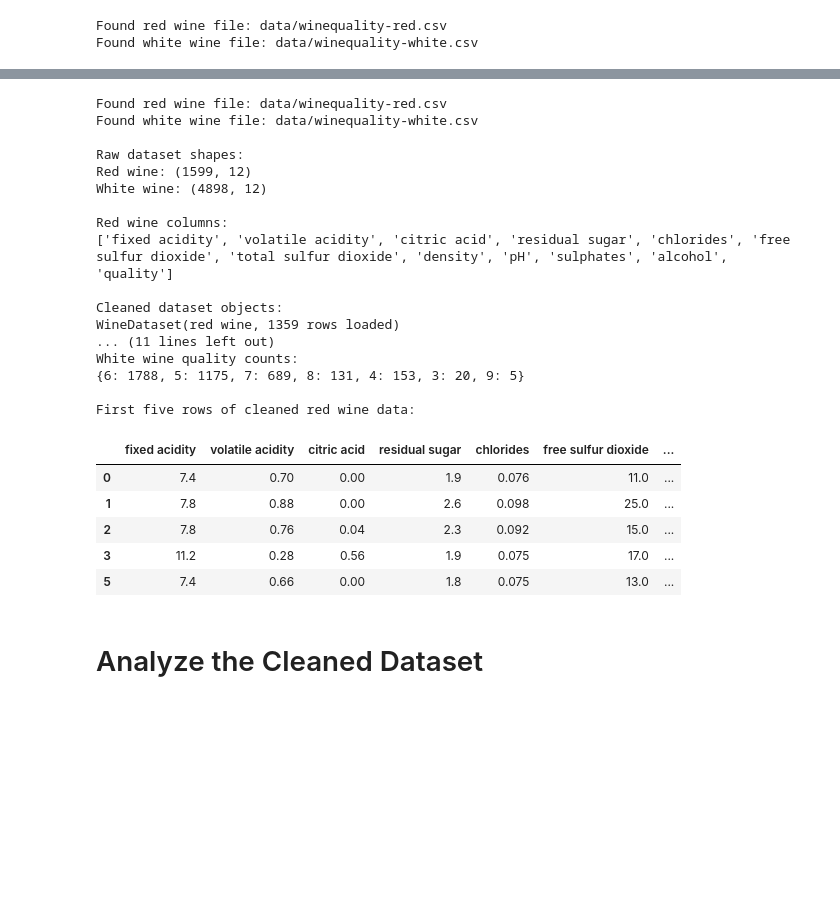
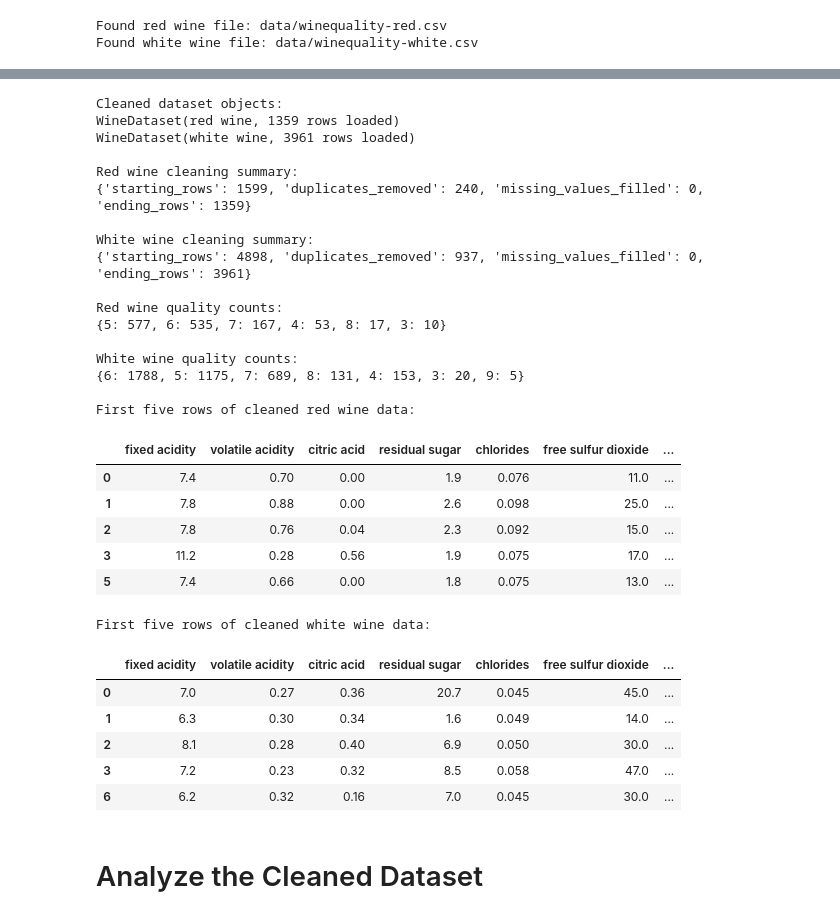
Before and after one commit to rprescot-spec/wine-quality-analysis, a Jupyter notebook: Wine_Quality_Analysis.ipynb, the cells around one changed output, grey strips where cells are left out. Drawn from its saved outputs; the diff is of its cells as text; code cells hidden in the pictures; blank space fills up the shorter version.

Commit message:
Updated load and clean dataset section of notebook

```diff
--- a/Wine_Quality_Analysis.ipynb
+++ b/Wine_Quality_Analysis.ipynb
@@ -38,87 +48,67 @@ Found white wine file: data/winequality-white.csv
 # %%
-# This cell checks that the dataset files, imports, and WineDataset class work correctly.
-
-from pathlib import Path
-
 import pandas as pd
 
-from src.wine_dataset import WineDataset
+# Create WineDataset objects for red and white wine
+red_wine = WineDataset("data/winequality-red.csv", wine_type="red")
+white_wine = WineDataset("data/winequality-white.csv", wine_type="white")
 
-
-# Store the expected dataset file paths in a dictionary.
-dataset_files = {
-    "red": Path("data/winequality-red.csv"),
-    "white": Path("data/winequality-white.csv"),
-}
-
-# Check that both files exist before trying to read them.
-for wine_type, file_path in dataset_files.items():
-    if file_path.exists():
-        print(f"Found {wine_type} wine file: {file_path}")
-    else:
-        raise FileNotFoundError(f"Missing {wine_type} wine file: {file_path}")
-
-# Quickly check that Pandas can read both UCI CSV files.
-# The UCI wine dataset uses semicolons, so sep=';' is required.
-red_preview = pd.read_csv(dataset_files["red"], sep=";")
-white_preview = pd.read_csv(dataset_files["white"], sep=";")
-
-print("\nRaw dataset shapes:")
-print("Red wine:", red_preview.shape)
-print("White wine:", white_preview.shape)
-
-print("\nRed wine columns:")
-print(list(red_preview.columns))
-
-# Now test the WineDataset class from src/wine_dataset.py.
-red_wine = WineDataset(dataset_files["red"], wine_type="red")
-white_wine = WineDataset(dataset_files["white"], wine_type="white")
-
+# Load and clean each dataset
 red_cleaning_summary = red_wine.load_and_clean()
 white_cleaning_summary = white_wine.load_and_clean()
 
-print("\nCleaned dataset objects:")
+# Display object summaries
+print("Cleaned dataset objects:")
 print(red_wine)
 print(white_wine)
 
 print("\nRed wine cleaning summary:")
 print(red_cleaning_summary)
 
 print("\nWhite wine cleaning summary:")
 print(white_cleaning_summary)
 
 print("\nRed wine quality counts:")
 print(red_wine.get_quality_counts())
 
 print("\nWhite wine quality counts:")
 print(white_wine.get_quality_counts())
 
 print("\nFirst five rows of cleaned red wine data:")
 display(red_wine.data.head())
+
+print('\nFirst five rows of cleaned white wine data:')
+display(white_wine.data.head())
 # %% [output]
-Found red wine file: data/winequality-red.csv
-Found white wine file: data/winequality-white.csv
-
-Raw dataset shapes:
-Red wine: (1599, 12)
-White wine: (4898, 12)
-
-Red wine columns:
-['fixed acidity', 'volatile acidity', 'citric acid', 'residual sugar', 'chlorides', 'free sulfur dioxide', 'total sulfur dioxide', 'density', 'pH', 'sulphates', 'alcohol', 'quality']
-
 Cleaned dataset objects:
 WineDataset(red wine, 1359 rows loaded)
-... (11 lines left out)
+WineDataset(white wine, 3961 rows loaded)
+
+Red wine cleaning summary:
+{'starting_rows': 1599, 'duplicates_removed': 240, 'missing_values_filled': 0, 'ending_rows': 1359}
+
+White wine cleaning summary:
+{'starting_rows': 4898, 'duplicates_removed': 937, 'missing_values_filled': 0, 'ending_rows': 3961}
+
+Red wine quality counts:
+{5: 577, 6: 535, 7: 167, 4: 53, 8: 17, 3: 10}
+
 White wine quality counts:
 {6: 1788, 5: 1175, 7: 689, 8: 131, 4: 153, 3: 20, 9: 5}
 
 First five rows of cleaned red wine data:
 |  | fixed acidity | volatile acidity | citric acid | residual sugar | chlorides | free sulfur dioxide | ... |
 | 0 | 7.4 | 0.70 | 0.00 | 1.9 | 0.076 | 11.0 | ... |
 | 1 | 7.8 | 0.88 | 0.00 | 2.6 | 0.098 | 25.0 | ... |
 | 2 | 7.8 | 0.76 | 0.04 | 2.3 | 0.092 | 15.0 | ... |
 | 3 | 11.2 | 0.28 | 0.56 | 1.9 | 0.075 | 17.0 | ... |
 | 5 | 7.4 | 0.66 | 0.00 | 1.8 | 0.075 | 13.0 | ... |
+First five rows of cleaned white wine data:
+|  | fixed acidity | volatile acidity | citric acid | residual sugar | chlorides | free sulfur dioxide | ... |
+| 0 | 7.0 | 0.27 | 0.36 | 20.7 | 0.045 | 45.0 | ... |
+| 1 | 6.3 | 0.30 | 0.34 | 1.6 | 0.049 | 14.0 | ... |
+| 2 | 8.1 | 0.28 | 0.40 | 6.9 | 0.050 | 30.0 | ... |
+| 3 | 7.2 | 0.23 | 0.32 | 8.5 | 0.058 | 47.0 | ... |
+| 6 | 6.2 | 0.32 | 0.16 | 7.0 | 0.045 | 30.0 | ... |
 # %% [markdown]
 # Analyze the Cleaned Dataset
 # %%
```
Also changed, not shown: parts of 1 cell of this notebook.
